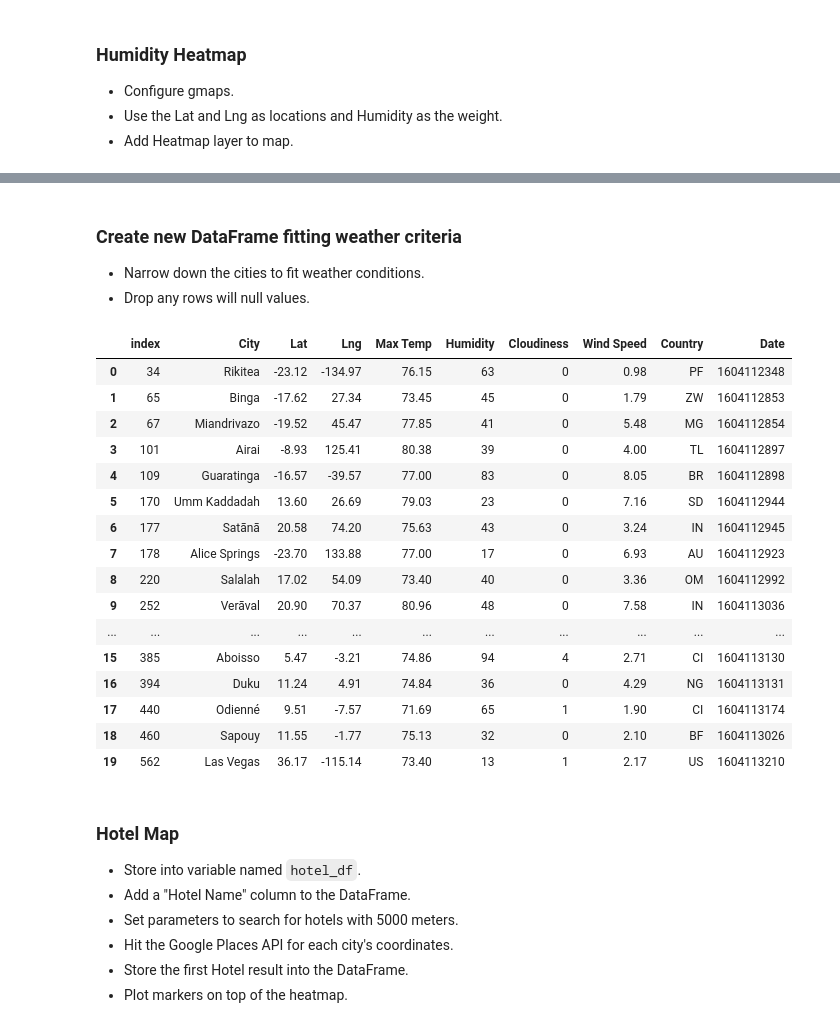
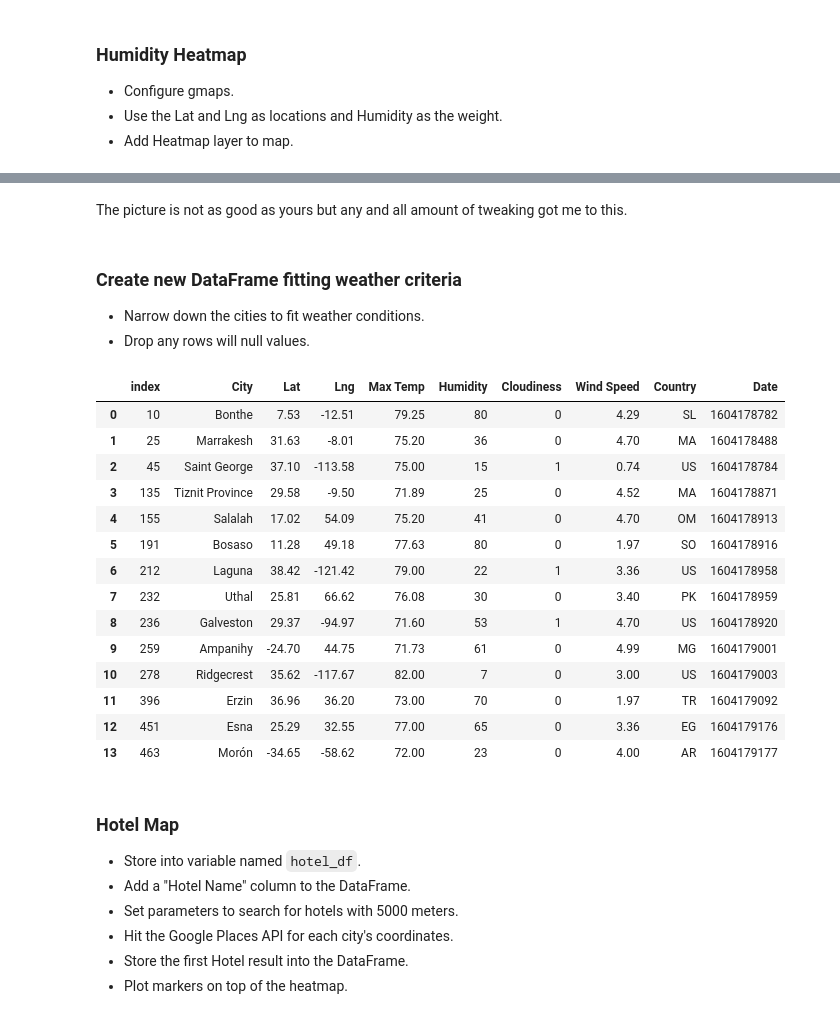
Before and after one commit to kdevanath/Python-API-Challenge, a Jupyter notebook: Vacation/VacationPy.ipynb, the cells around one changed output, grey strips where cells are left out. Saved outputs shown, nothing was run; the diff lists cells and outputs as text; code cells hidden in the pictures.

```diff
--- a/Vacation/VacationPy.ipynb
+++ b/Vacation/VacationPy.ipynb
@@ -74,6 +74,8 @@ max_humidity = max(humidity)
 heat_layer.max_intensity = max_humidity
 heat_layer.point_radius = 2
 #heat_layer.gradient = ['white', 'red']
+# %% [markdown]
+The picture is not as good as yours but any and all amount of tweaking got me to this.
 # %% [markdown]
 ### Create new DataFrame fitting weather criteria
 * Narrow down the cities to fit weather conditions.
@@ -81,31 +83,29 @@ heat_layer.point_radius = 2
 # %%
 perfect_weather = weather_data_df.loc[(weather_data_df['Max Temp'] > 70) & (weather_data_df['Max Temp']  <= 82) &
                                       (weather_data_df['Cloudiness'] <5) &
-                                      (weather_data_df['Wind Speed'] <10) ]
+                                      (weather_data_df['Wind Speed'] <5) ]
 
 perfect_weather.drop(perfect_weather.columns[1], axis=1)
 perfect_weather = perfect_weather.drop(perfect_weather.columns[0], axis=1)
 perfect_weather = perfect_weather.reset_index()
 perfect_weather = perfect_weather.dropna()
 perfect_weather
 # %% [output]
 |  | index | City | Lat | Lng | Max Temp | Humidity | Cloudiness | Wind Speed | Country | Date |
-| 0 | 34 | Rikitea | -23.12 | -134.97 | 76.15 | 63 | 0 | 0.98 | PF | 1604112348 |
-| 1 | 65 | Binga | -17.62 | 27.34 | 73.45 | 45 | 0 | 1.79 | ZW | 1604112853 |
-| 2 | 67 | Miandrivazo | -19.52 | 45.47 | 77.85 | 41 | 0 | 5.48 | MG | 1604112854 |
-| 3 | 101 | Airai | -8.93 | 125.41 | 80.38 | 39 | 0 | 4.00 | TL | 1604112897 |
-| 4 | 109 | Guaratinga | -16.57 | -39.57 | 77.00 | 83 | 0 | 8.05 | BR | 1604112898 |
-| 5 | 170 | Umm Kaddadah | 13.60 | 26.69 | 79.03 | 23 | 0 | 7.16 | SD | 1604112944 |
-| 6 | 177 | Satānā | 20.58 | 74.20 | 75.63 | 43 | 0 | 3.24 | IN | 1604112945 |
-| 7 | 178 | Alice Springs | -23.70 | 133.88 | 77.00 | 17 | 0 | 6.93 | AU | 1604112923 |
-| 8 | 220 | Salalah | 17.02 | 54.09 | 73.40 | 40 | 0 | 3.36 | OM | 1604112992 |
-| 9 | 252 | Verāval | 20.90 | 70.37 | 80.96 | 48 | 0 | 7.58 | IN | 1604113036 |
-| ... | ... | ... | ... | ... | ... | ... | ... | ... | ... | ... |
-| 15 | 385 | Aboisso | 5.47 | -3.21 | 74.86 | 94 | 4 | 2.71 | CI | 1604113130 |
-| 16 | 394 | Duku | 11.24 | 4.91 | 74.84 | 36 | 0 | 4.29 | NG | 1604113131 |
-| 17 | 440 | Odienné | 9.51 | -7.57 | 71.69 | 65 | 1 | 1.90 | CI | 1604113174 |
-| 18 | 460 | Sapouy | 11.55 | -1.77 | 75.13 | 32 | 0 | 2.10 | BF | 1604113026 |
-| 19 | 562 | Las Vegas | 36.17 | -115.14 | 73.40 | 13 | 1 | 2.17 | US | 1604113210 |
+| 0 | 10 | Bonthe | 7.53 | -12.51 | 79.25 | 80 | 0 | 4.29 | SL | 1604178782 |
+| 1 | 25 | Marrakesh | 31.63 | -8.01 | 75.20 | 36 | 0 | 4.70 | MA | 1604178488 |
+| 2 | 45 | Saint George | 37.10 | -113.58 | 75.00 | 15 | 1 | 0.74 | US | 1604178784 |
+| 3 | 135 | Tiznit Province | 29.58 | -9.50 | 71.89 | 25 | 0 | 4.52 | MA | 1604178871 |
+| 4 | 155 | Salalah | 17.02 | 54.09 | 75.20 | 41 | 0 | 4.70 | OM | 1604178913 |
+| 5 | 191 | Bosaso | 11.28 | 49.18 | 77.63 | 80 | 0 | 1.97 | SO | 1604178916 |
+| 6 | 212 | Laguna | 38.42 | -121.42 | 79.00 | 22 | 1 | 3.36 | US | 1604178958 |
+| 7 | 232 | Uthal | 25.81 | 66.62 | 76.08 | 30 | 0 | 3.40 | PK | 1604178959 |
+| 8 | 236 | Galveston | 29.37 | -94.97 | 71.60 | 53 | 1 | 4.70 | US | 1604178920 |
+| 9 | 259 | Ampanihy | -24.70 | 44.75 | 71.73 | 61 | 0 | 4.99 | MG | 1604179001 |
+| 10 | 278 | Ridgecrest | 35.62 | -117.67 | 82.00 | 7 | 0 | 3.00 | US | 1604179003 |
+| 11 | 396 | Erzin | 36.96 | 36.20 | 73.00 | 70 | 0 | 1.97 | TR | 1604179092 |
+| 12 | 451 | Esna | 25.29 | 32.55 | 77.00 | 65 | 0 | 3.36 | EG | 1604179176 |
+| 13 | 463 | Morón | -34.65 | -58.62 | 72.00 | 23 | 0 | 4.00 | AR | 1604179177 |
 # %% [markdown]
 ### Hotel Map
 * Store into variable named `hotel_df`.
```
Also changed, not shown: parts of 6 cells of this notebook, 20 other files.
